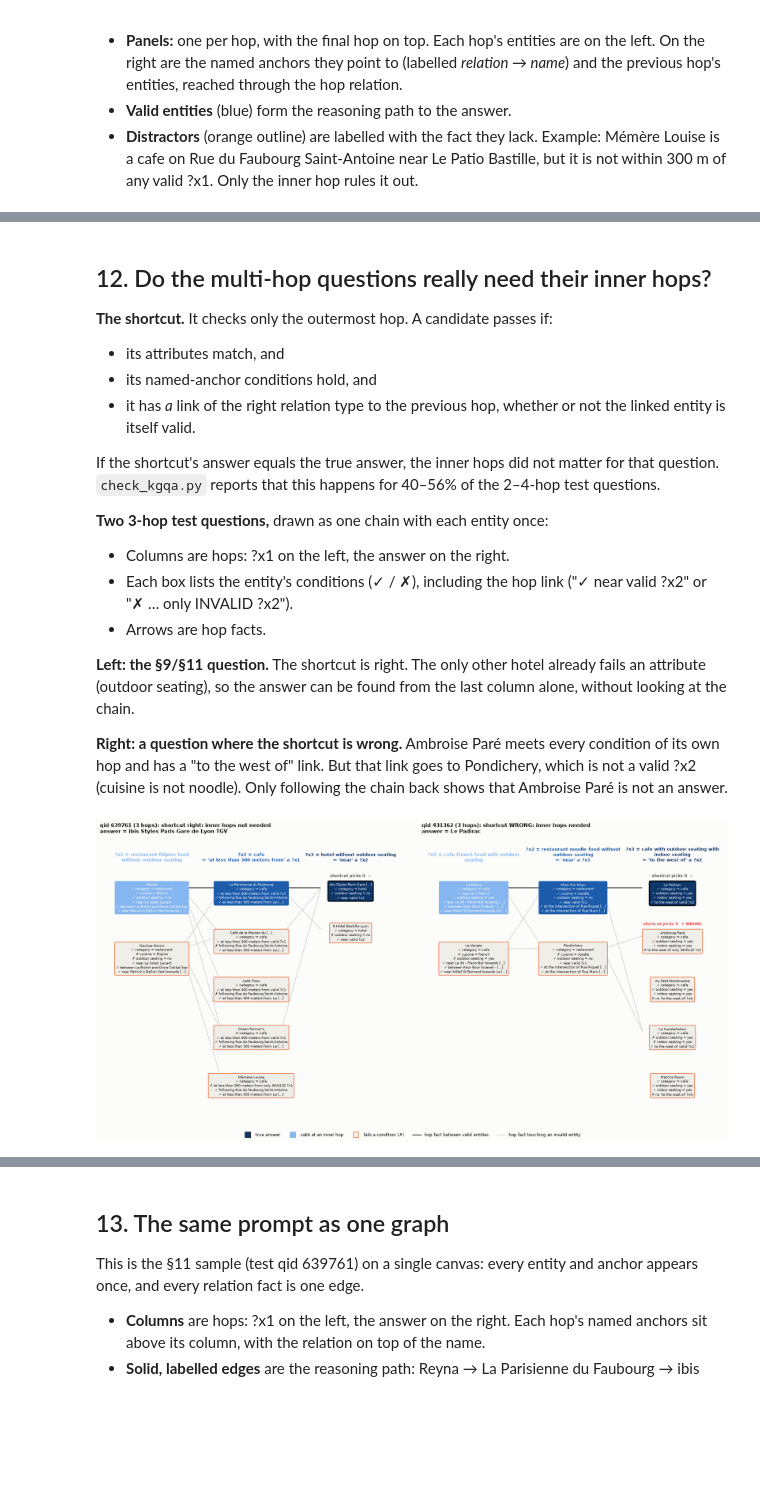
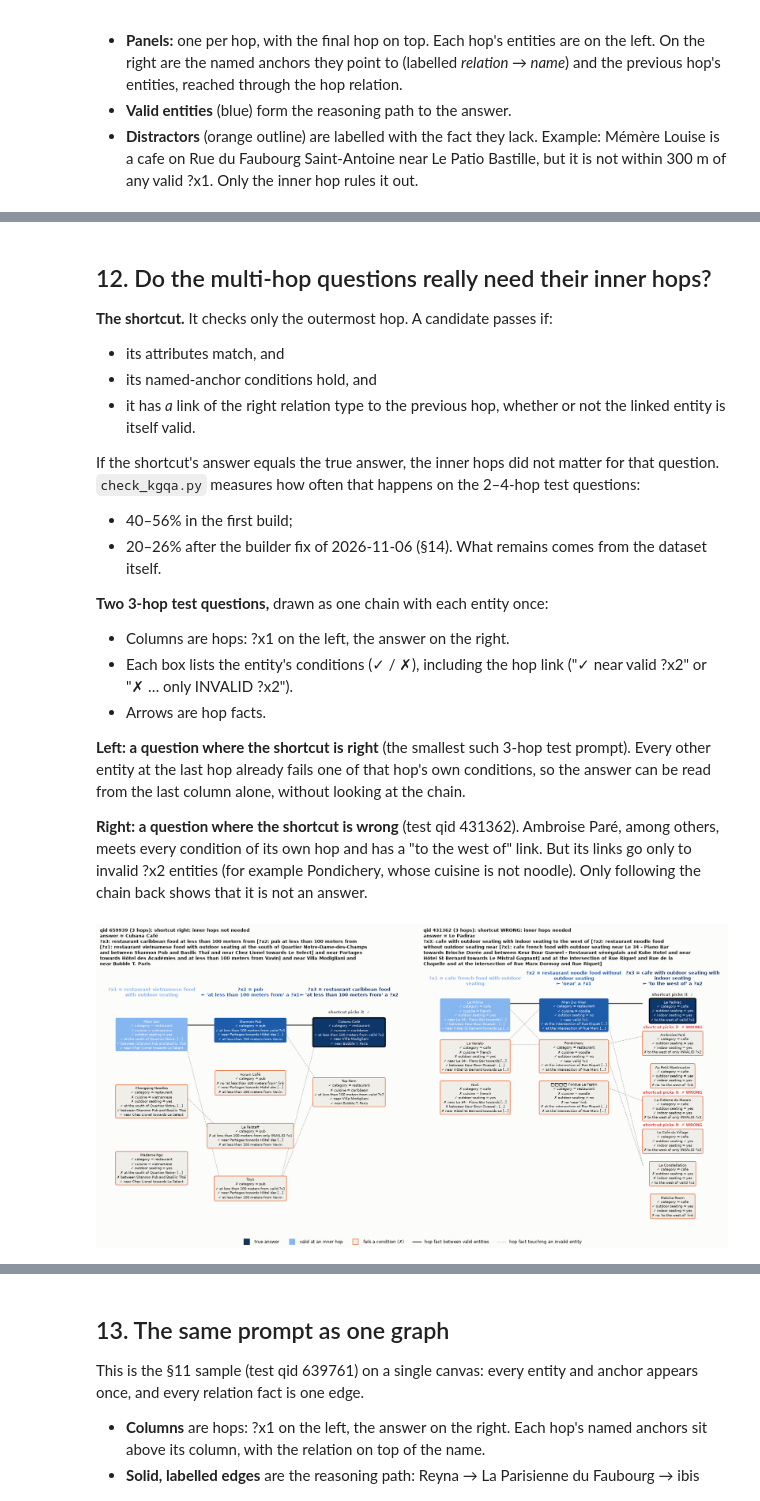
Before and after one commit to MariusAAROS/DFM-HRM-Text, a Jupyter notebook: notebooks/osm.ipynb, the cells around one changed output, grey strips where cells are left out. Saved outputs shown, nothing was run; the diff lists cells and outputs as text; code cells hidden in the pictures; blank space fills up the shorter version.

Commit message:
osm fix for multihop shortcut

```diff
--- a/notebooks/osm.ipynb
+++ b/notebooks/osm.ipynb
@@ -47,6 +47,24 @@ mpl.rcParams.update({
     "axes.spines.top": False, "axes.spines.right": False, "legend.frameon": False, "legend.fontsize": 8,
     "font.family": "sans-serif", "figure.dpi": 110,
 })
+
+
+
+def labeled_question(text, width=120):
+    # The nested question with each bracket level named after its variable, outermost = answer:
+    # "?x3: hotel ... near [?x2: cafe ... [?x1: restaurant ...]]". Used as the caption of every graph figure.
+    q = re.sub(r"\s+", " ", text.strip())
+    while q.startswith("[") and K._match_bracket(q, 0) == len(q) - 1:
+        q = q[1:-1].strip()
+    k = K.parse_question(q).depth
+    out = [f"?x{k}: "]
+    for ch in q:
+        if ch == "[":
+            k -= 1
+            out.append(f"[?x{k}: ")
+        else:
+            out.append(ch)
+    return "\n".join(textwrap.wrap("".join(out), width))
 # %% [markdown]
 ## 2. The five tables
 
@@ -810,7 +831,9 @@ plt.show()
 - it has *a* link of the right relation type to the previous hop, whether or not the linked entity is itself valid.
 
 If the shortcut's answer equals the true answer, the inner hops did not matter for that question.
-`check_kgqa.py` reports that this happens for 40–56% of the 2–4-hop test questions.
+`check_kgqa.py` measures how often that happens on the 2–4-hop test questions:
+- 40–56% in the first build;
+- 20–26% after the builder fix of 2026-11-06 (§14). What remains comes from the dataset itself.
 
 **Two 3-hop test questions,** drawn as one chain with each entity once:
 - Columns are hops: ?x1 on the left, the answer on the right.
@@ -818,12 +841,13 @@ If the shortcut's answer equals the true answer, the inner hops did not matter f
   INVALID ?x2").
 - Arrows are hop facts.
 
-**Left: the §9/§11 question.** The shortcut is right. The only other hotel already fails an attribute
-(outdoor seating), so the answer can be found from the last column alone, without looking at the chain.
+**Left: a question where the shortcut is right** (the smallest such 3-hop test prompt). Every other entity at
+the last hop already fails one of that hop's own conditions, so the answer can be read from the last column
+alone, without looking at the chain.
 
-**Right: a question where the shortcut is wrong.** Ambroise Paré meets every condition of its own hop and has a
-"to the west of" link. But that link goes to Pondichery, which is not a valid ?x2 (cuisine is not noodle). Only
-following the chain back shows that Ambroise Paré is not an answer.
+**Right: a question where the shortcut is wrong** (test qid 431362). Ambroise Paré, among others, meets every
+condition of its own hop and has a "to the west of" link. But its links go only to invalid ?x2 entities (for
+example Pondichery, whose cuisine is not noodle). Only following the chain back shows that it is not an answer.
 # %%
 from check_kgqa import solve_from_prompt
 
@@ -879,37 +903,37 @@ def chain_view(rec, ax):
                 good = e in valid[hop_of[e]] and o in valid[hop_of[o]]
                 (x0, y0), (x1, y1) = pos[e], pos[o]
                 ax.add_patch(FancyArrowPatch((x0 - 1.25, y0 - 0.3), (x1 + 1.25, y1 - 0.3), arrowstyle="-|>",
                                              mutation_scale=9, lw=1.8 if good else 0.9, zorder=1,
                                              color=C["ink2"] if good else C["other"], ls="-" if good else (0, (3, 2))))
     for i, lvl in enumerate(chain):
         hop = next((phrase(c, "_")[0] for c in lvl.clauses if K.SUB in c.anchors), None)
         head = f"?x{i + 1} = {textwrap.fill(lvl.head, 30)}" + (f"\n← '{hop}' a ?x{i}" if hop else "")
         ax.text(i * 4.2, 1.1, head, ha="center", va="bottom", fontsize=8.3, fontweight="bold", color=cols[i])
     ymin = min(y - box_h[e] * 0.36 for e, (_, y) in pos.items())
     ax.set_xlim(-2.2, (nhop - 1) * 4.2 + 2.2)
     ax.set_ylim(ymin - 0.6, 2.6)
     ax.axis("off")
     verdict = "shortcut WRONG: inner hops needed" if needs_inner_hops(rec) else "shortcut right: inner hops not needed"
-    ax.set_title(f"qid {rec['qid']} ({rec['depth']} hops): {verdict}\nanswer = {' | '.join(rec['answers'])}",
-                 fontsize=9.5, loc="left")
+    ax.set_title(f"qid {rec['qid']} ({rec['depth']} hops): {verdict}\nanswer = {' | '.join(rec['answers'])}\n"
+                 + labeled_question(rec["question"], 100), fontsize=8.8, loc="left")
 
 
-# Example A = the §9/§11 question; example B = a 3-hop test question the shortcut gets wrong (smallest prompt)
-ex_a = rec
-ex_b = min((r for r in test if r["depth"] == 3 and needs_inner_hops(r) and len(r["answers"]) == 1),
+# Example A = the smallest 3-hop test prompt the shortcut gets right; example B = test qid 431362 (shortcut wrong)
+ex_a = min((r for r in test if r["depth"] == 3 and not needs_inner_hops(r) and len(r["answers"]) == 1),
            key=lambda r: r["n_entities"])
+ex_b = next(r for r in test if r["qid"] == 431362)
 fig, axes = plt.subplots(1, 2, figsize=(17, 8.5))
 chain_view(ex_a, axes[0])
 chain_view(ex_b, axes[1])
 fig.legend(handles=[
     Line2D([], [], marker="s", ls="", ms=10, color=SEQ[-1], mec="#0b0b0b", label="true answer"),
     Line2D([], [], marker="s", ls="", ms=10, color=SEQ[0], label="valid at an inner hop"),
     Line2D([], [], marker="s", ls="", ms=10, color="#efeee9", mec=C["orange"], label="fails a condition (✗)"),
     Line2D([], [], color=C["ink2"], lw=1.8, label="hop fact between valid entities"),
     Line2D([], [], color=C["other"], lw=0.9, ls=(0, (3, 2)), label="hop fact touching an invalid entity"),
 ], loc="lower center", ncol=5, fontsize=8)
 plt.tight_layout(rect=(0, 0.05, 1, 1))
 plt.show()
 # %% [output]
-[figure, old version]
+[figure, new version]
 # %% [markdown]
```
Also changed, not shown: parts of 10 cells of this notebook, 5 other files.
